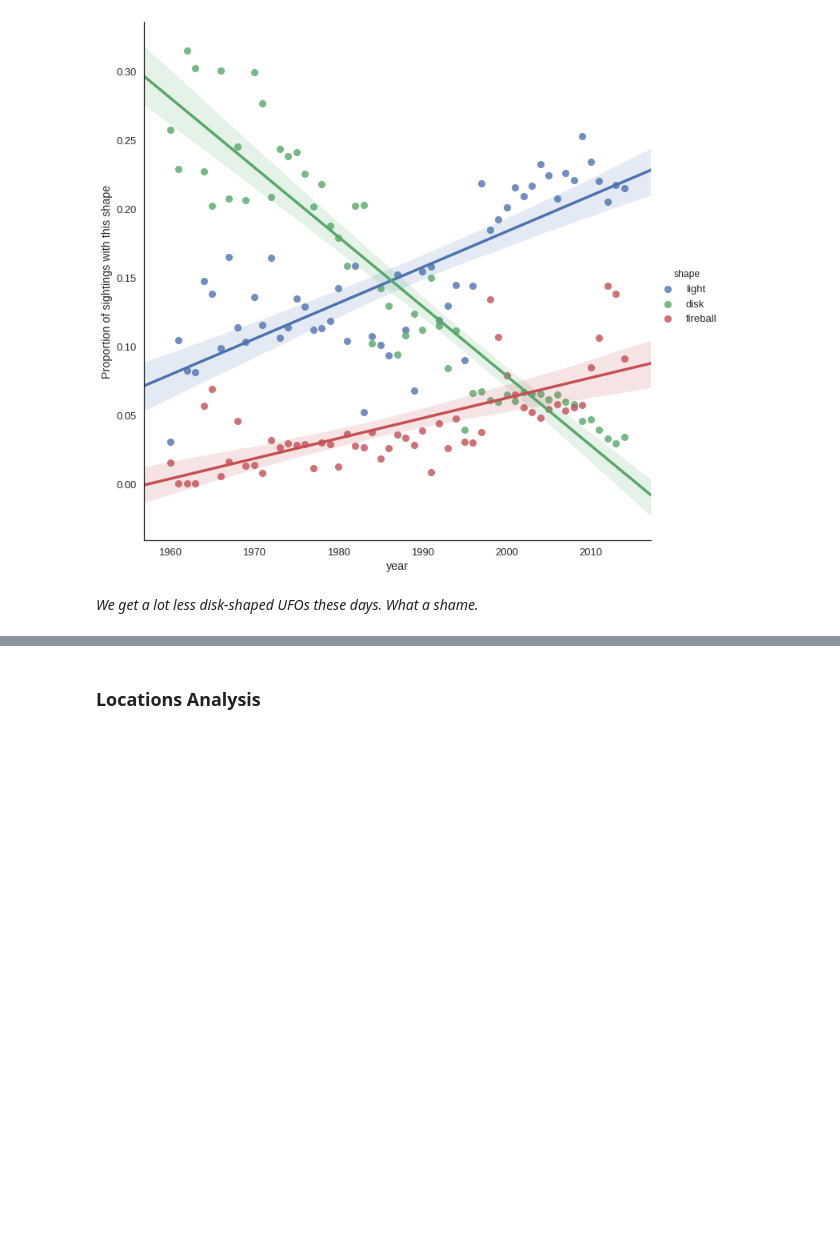
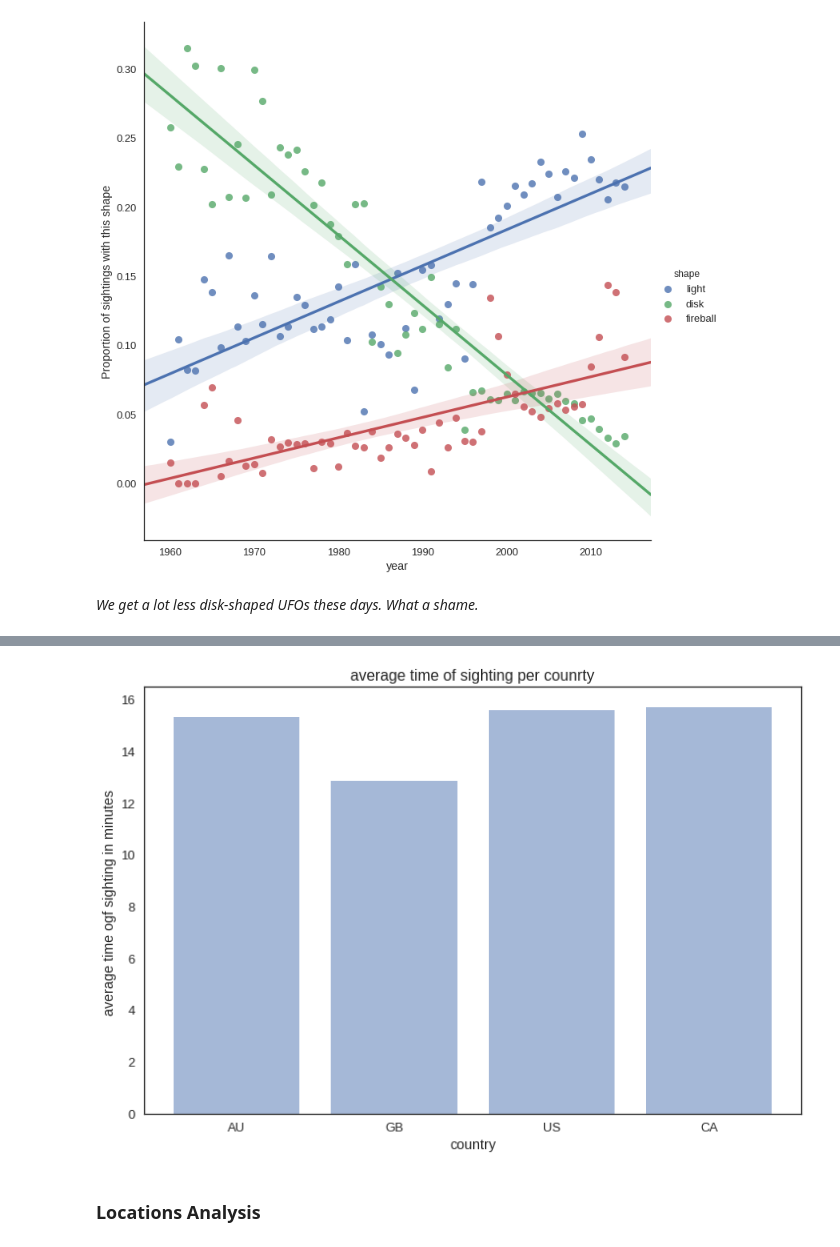
Before and after one commit to shahamran/needle, a Jupyter notebook: Aliens.ipynb, the cells around one changed output, grey strips where cells are left out. Saved outputs shown, nothing was run; the diff lists cells and outputs as text; code cells hidden in the pictures; blank space fills up the shorter version.

```diff
--- a/Aliens.ipynb
+++ b/Aliens.ipynb
@@ -138,2 +213,6 @@ _We get a lot less disk-shaped UFOs these days. What a shame._
+# %%
+averageDurationPerCountry()
+# %% [output]
+[figure, added]
 # %% [markdown]
 ### Locations Analysis
```
Also changed, not shown: parts of 10 cells of this notebook, 1 other file.
